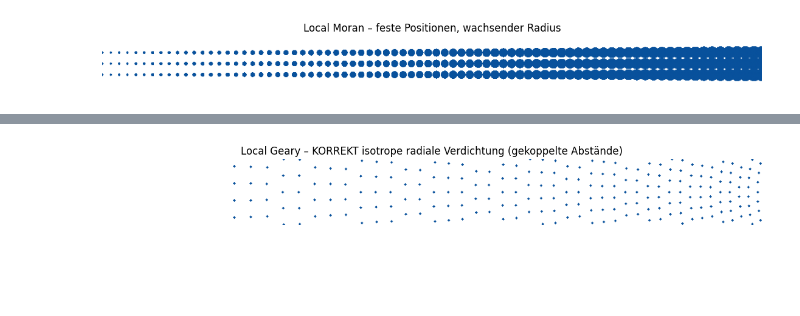
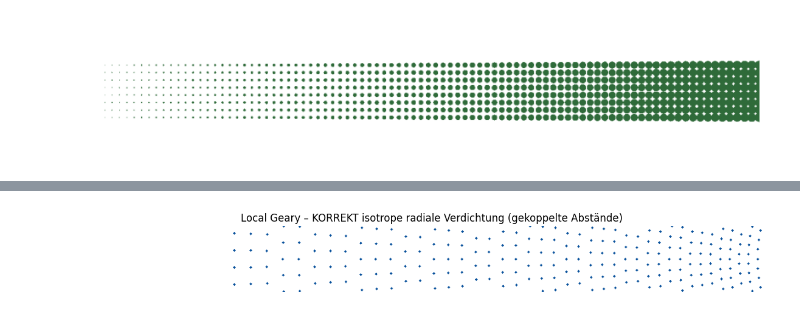
Before and after one commit to Jkoeppens/pilz-suitability-story, a Jupyter notebook: Testfield.ipynb, the cells around one changed output, grey strips where cells are left out. Cells and saved outputs as stored; diff of their text form; code cells hidden in the pictures; blank space fills up the shorter version.

Commit message:
implementierung neues Diagramm

```diff
--- a/Testfield.ipynb
+++ b/Testfield.ipynb
@@ -1,82 +1,51 @@
 # %%
 import numpy as np
 import matplotlib.pyplot as plt
 import matplotlib.colors as mcolors
 
-COLOR = np.array(mcolors.to_rgb("#08519c"))
+COLOR = np.array(mcolors.to_rgb("#2f6b3a"))
 
-# ----------------------------------------------------
-# MORAN: feste Positionen, wachsender Radius
-# ----------------------------------------------------
-
-def moran_scale(width=1200, height=100, rows=3):
+def moran_size_gradient_fixed_grid(
+    width=1200,
+    height=240,
+    n_cols=90,
+    n_rows=16,        # mehr Reihen
+    band_height=160,  # <<< MACHT ES DICKER
+    r_min=0.8,
+    r_max=8,
+    gamma=1
+):
     img = np.ones((height, width, 3))
 
-    # feste y-Positionen
-    ys = np.linspace(height*0.3, height*0.7, rows)
-    # feste x-Positionen für Kreise
-    xs = np.linspace(0, width, 80)
+    xs = np.linspace(0, width - 1, n_cols)
 
-    # per Pixel entlang der x-Achse wachsende Radien
+    cy = height / 2
+    ys = np.linspace(cy - band_height/2,
+                     cy + band_height/2,
+                     n_rows)
+
+    yy, xx = np.ogrid[:height, :width]
+
     for xi, x in enumerate(xs):
-        t = xi / (len(xs) - 1)
-        r = 2 + t * 10   # Radius wächst linear
+        t = xi / (n_cols - 1)
+        t = t ** gamma
+        r = r_min + t * (r_max - r_min)
 
-        for cy in ys:
-            yy, xx = np.ogrid[:height, :width]
-            mask = (xx - x)**2 + (yy - cy)**2 <= r**2
+        for y in ys:
+            mask = (xx - x)**2 + (yy - y)**2 <= r**2
             img[mask] = COLOR
 
     return img
 
 
-# ----------------------------------------------------
-# GEARY: feste Rasterpunkte, deterministisch mehr aktiv
-# ----------------------------------------------------
-
-def geary_scale(width=1200, height=100, rows=3, cols=100):
-    img = np.ones((height, width, 3))
-
-    ys = np.linspace(height*0.3, height*0.7, rows)
-    xs = np.linspace(0, width, cols)
-
-    total = rows * cols
-
-    for i in range(cols):
-        t = i / (cols - 1)
-        n_active = int(t * total)
-
-        # deterministische Aktivierung: Zeilenweise
-        for idx in range(n_active):
-            row = idx // cols
-            col = idx % cols
-            if row < rows:
-                cx, cy = xs[col], ys[row]
-
-                r = 2  # konstante Punktgröße
-                yy, xx = np.ogrid[:height, :width]
-                mask = (xx - cx)**2 + (yy - cy)**2 <= r**2
-                img[mask] = COLOR
-
-    return img
-
-
-# ----------------------------------------------------
-# RENDERING
-# ----------------------------------------------------
-
-def show(img, title):
+def show(img):
     plt.figure(figsize=(14, 2))
     plt.imshow(img)
-    plt.title(title)
     plt.axis("off")
     plt.show()
 
 
-moran_img = moran_scale()
-geary_img = geary_scale()
-
-show(moran_img, "Local Moran – feste Positionen, wachsender Radius")
-show(geary_img, "Local Geary – deterministisch zunehmende Punktzahl")
+img = moran_size_gradient_fixed_grid()
+show(img)
 # %% [output]
-[figure, old version]
+[figure, new version]
```
Also changed, not shown: parts of 5 cells of this notebook, 34 other files.
